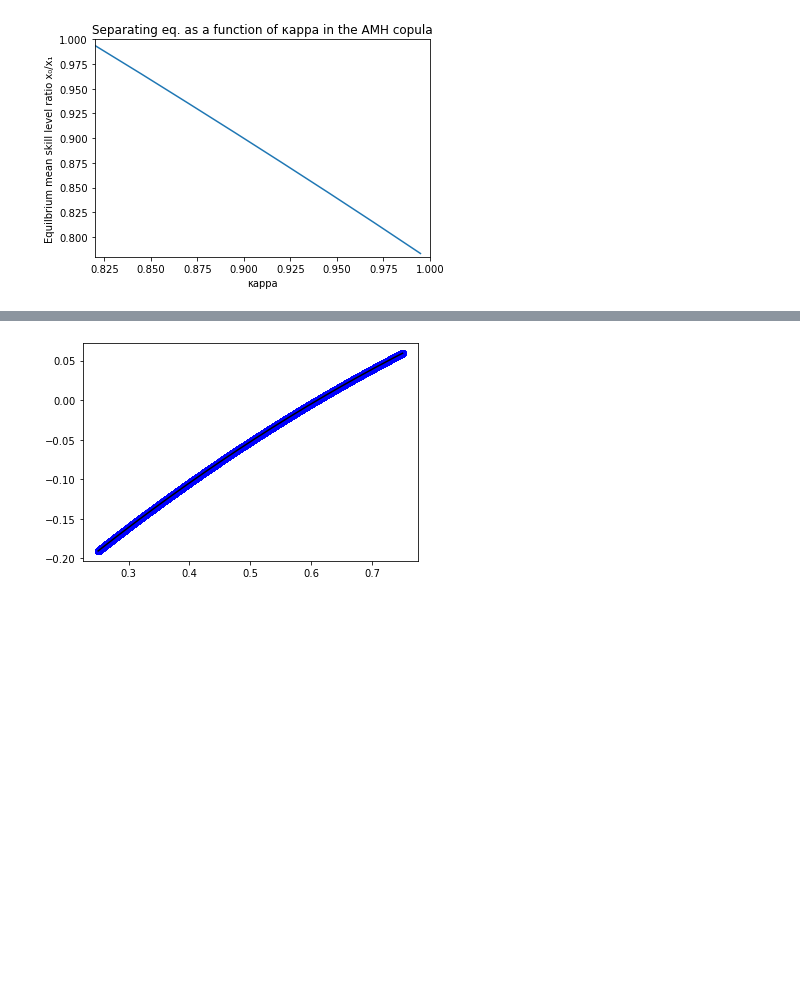
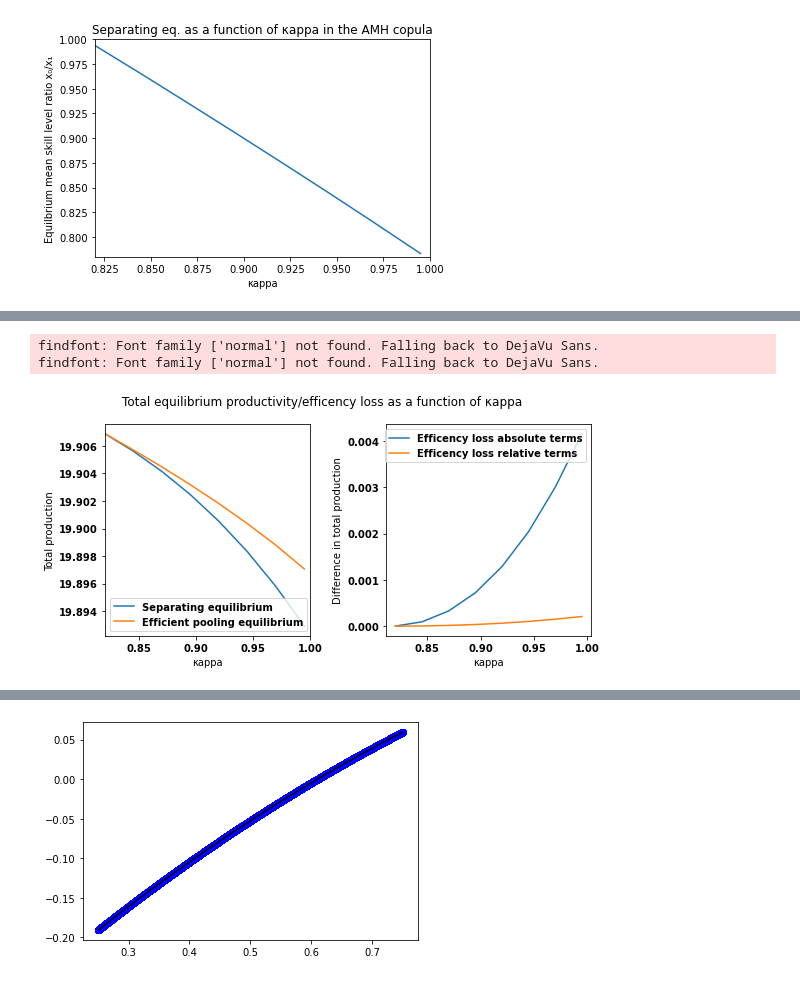
Before and after one commit to pwikman/general_equilibrium, a Jupyter notebook: calcs.ipynb, the cells around one changed output, grey strips where cells are left out. Drawn from its saved outputs; the diff is of its cells as text; code cells hidden in the pictures; blank space fills up the shorter version.

```diff
--- a/calcs.ipynb
+++ b/calcs.ipynb
@@ -298,0 +360,36 @@ plt.savefig('amheq.png')
+# %%
+subscript = str.maketrans("0123456789", "₀₁₂₃₄₅₆₇₈₉")
+font = {'family' : 'normal',
+        'weight' : 'bold',
+        'size'   : 8}
+
+plt.rc('font', **font)
+d = np.arange(0.82, 1, 0.025)
+norm = 0
+vecfunc = np.vectorize(prod_tot_eq)
+fig, ax = plt.subplots(1,2)
+fig.suptitle("Total equilibrium productivity/efficency loss as a function of κappa")
+fig.set_size_inches(8, 4)
+
+ax[0].plot(d,vecfunc(d), label='Separating equilibrium')
+vecfunc1 = np.vectorize(prod_tot_ifc)
+ax[0].plot(d,vecfunc1(d), label = 'Efficient pooling equilibrium')
+ax[0].set_xlim([0.82, 1])
+
+ax[0].set_xlabel('κappa')
+ax[0].set_ylabel('Total production'.translate(subscript))
+ax[0].legend()
+
+vecfunc2 = np.vectorize(lambda kap: prod_tot_ifc(kap) - prod_tot_eq(kap))
+ax[1].plot(d,vecfunc2(d), label='Efficency loss absolute terms')
+vecfunc3 = np.vectorize(lambda kap: (prod_tot_ifc(kap) - prod_tot_eq(kap))/prod_tot_ifc(kap))
+ax[1].plot(d,vecfunc3(d), label = 'Efficency loss relative terms')
+ax[1].set_xlabel('κappa')
+ax[1].set_ylabel('Difference in total production'.translate(subscript))
+ax[1].legend()
+fig.tight_layout()
+plt.savefig('eff2.png')
+# %% [output]
+findfont: Font family ['normal'] not found. Falling back to DejaVu Sans.
+findfont: Font family ['normal'] not found. Falling back to DejaVu Sans.
+[figure, added]
```
Also changed, not shown: parts of 7 cells of this notebook, 2 other files.
